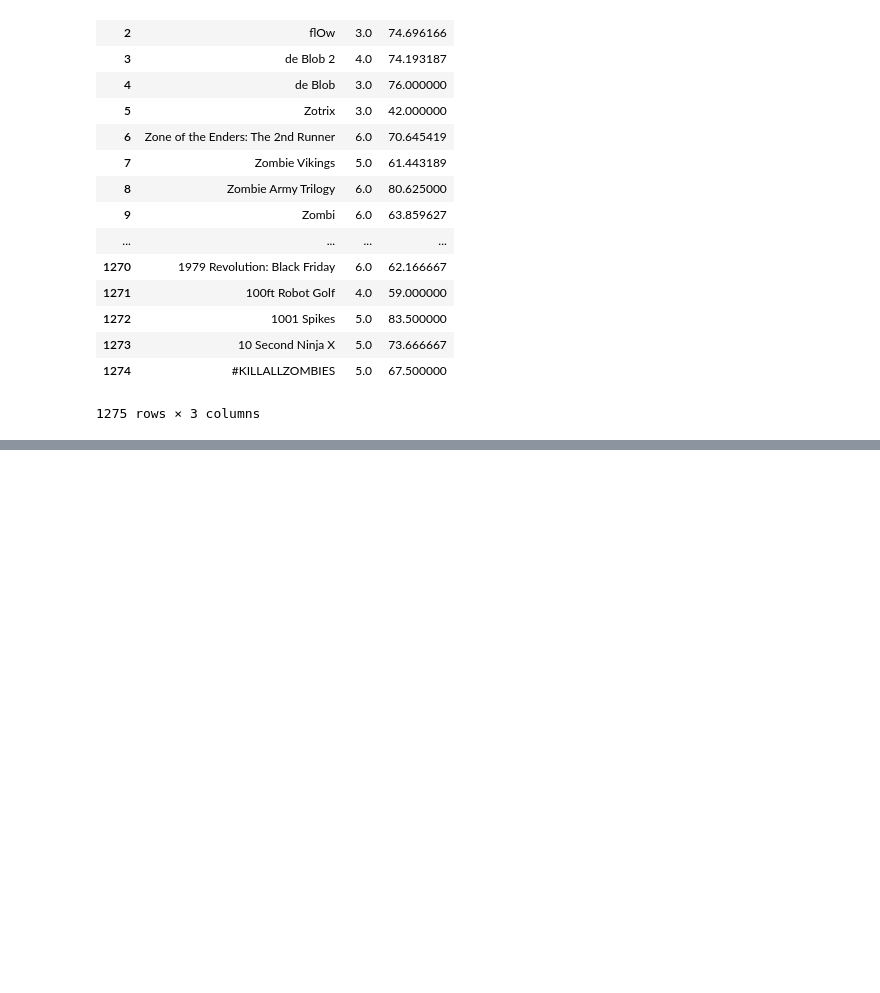
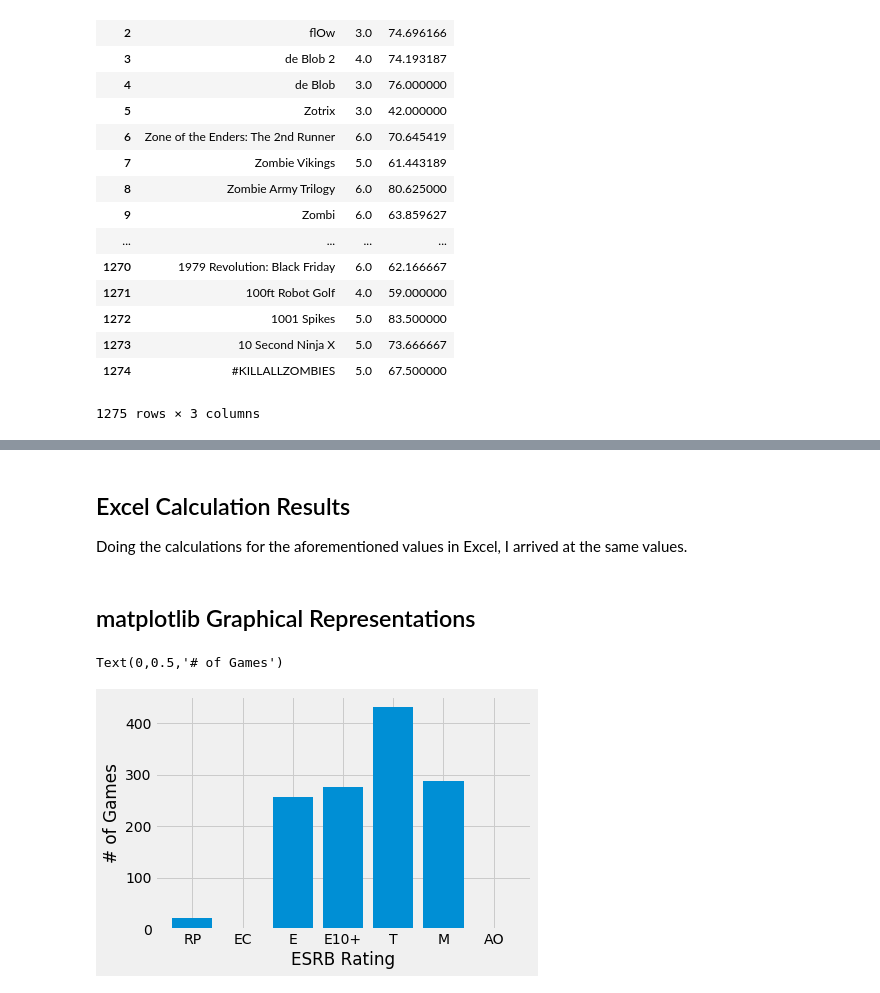
Before and after one commit to tsekenrick/api-data-extraction-and-analysis, a Jupyter notebook: homework02a.ipynb, the cells around one changed output, grey strips where cells are left out. Cells and saved outputs as stored; diff of their text form; code cells hidden in the pictures; blank space fills up the shorter version.

Commit message:
pretty much all done - readme added, all analysis and graphs complete.

```diff
--- a/homework02a.ipynb
+++ b/homework02a.ipynb
@@ -256,0 +422,17 @@ cleaner_igdb_df
+# %% [markdown]
+## Excel Calculation Results
+
+Doing the calculations for the aforementioned values in Excel, I arrived at the same values.
+# %% [markdown]
+## matplotlib Graphical Representations
+# %%
+import matplotlib.pyplot as plt
+
+plt.style.use('fivethirtyeight')
+ratings = ['RP', 'EC', 'E', 'E10+', 'T', 'M', 'AO']
+plt.bar(ratings, [21, 0, 257, 277, 431, 288, 1])
+plt.xlabel('ESRB Rating')
+plt.ylabel('# of Games')
+# %% [output]
+Text(0,0.5,'# of Games')
+[figure, added]
```
Also changed, not shown: parts of 17 cells of this notebook, 9 other files.
